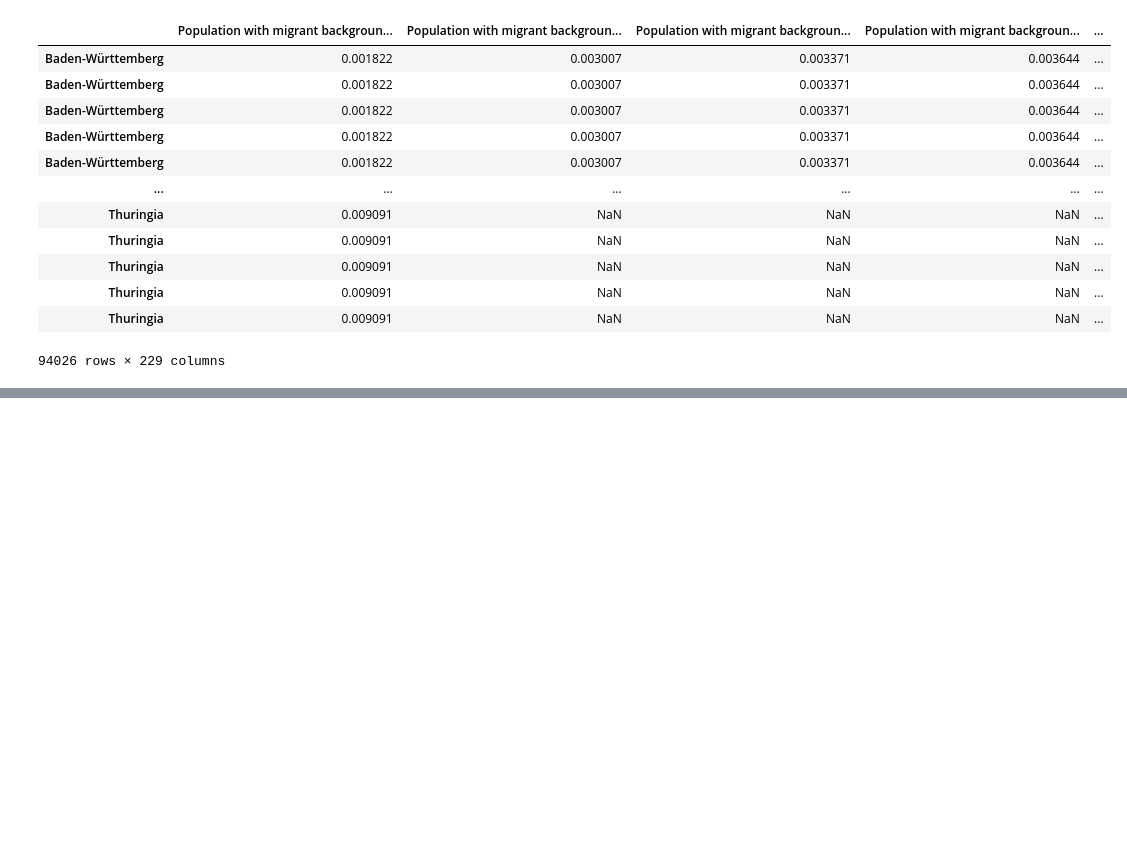
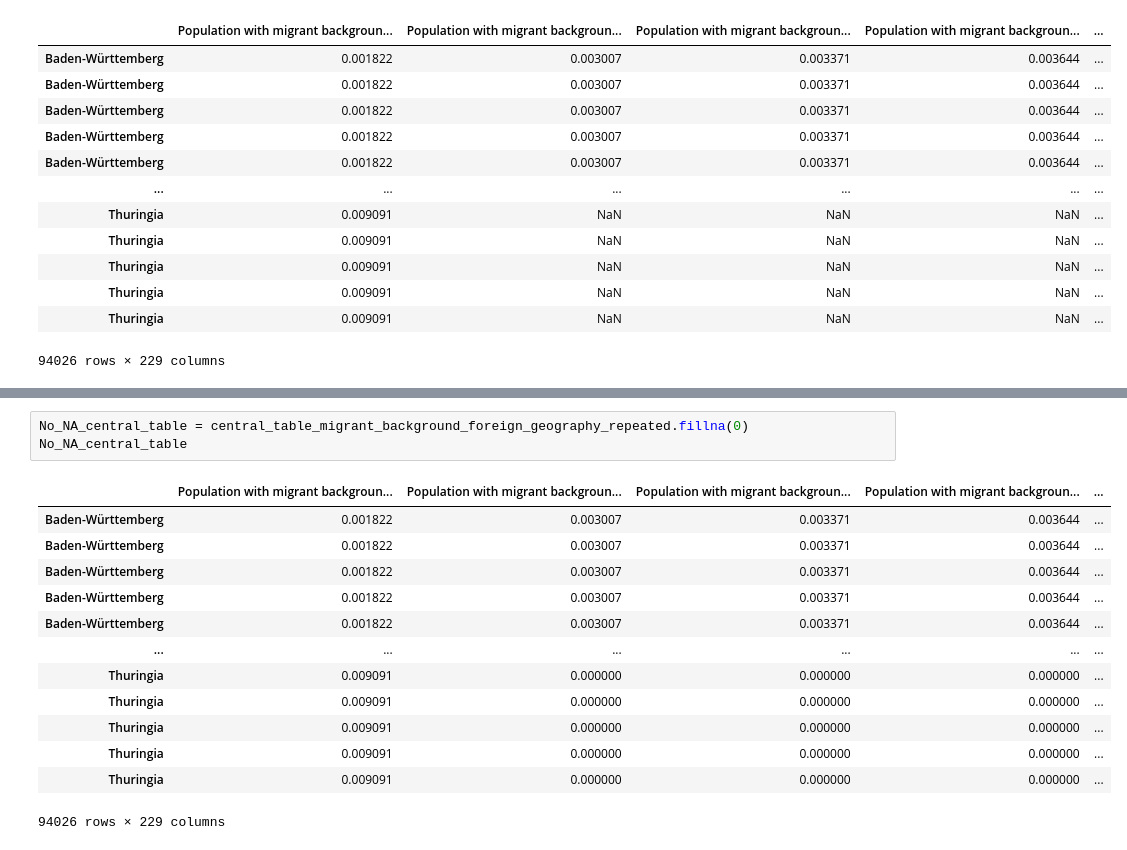
Before and after one commit to Alvaroguijarro97/ML_Group_Project, a Jupyter notebook: Dataframes_combined.ipynb, the cells around one changed output, grey strips where cells are left out. Saved outputs shown, nothing was run; the diff lists cells and outputs as text; blank space fills up the shorter version.

Commit message:
no NAs in central table

```diff
--- a/Dataframes_combined.ipynb
+++ b/Dataframes_combined.ipynb
@@ -406,0 +409,17 @@ files.download("central_table_migrant_background_foreign_geography_repeated.csv"
+# %%
+No_NA_central_table = central_table_migrant_background_foreign_geography_repeated.fillna(0)
+No_NA_central_table
+# %% [output]
+|  | Population with migrant backgroun... | Population with migrant backgroun... | Population with migrant backgroun... | Population with migrant backgroun... | ... |
+| Baden-Württemberg | 0.001822 | 0.003007 | 0.003371 | 0.003644 | ... |
+| Baden-Württemberg | 0.001822 | 0.003007 | 0.003371 | 0.003644 | ... |
+| Baden-Württemberg | 0.001822 | 0.003007 | 0.003371 | 0.003644 | ... |
+| Baden-Württemberg | 0.001822 | 0.003007 | 0.003371 | 0.003644 | ... |
+| Baden-Württemberg | 0.001822 | 0.003007 | 0.003371 | 0.003644 | ... |
+| ... | ... | ... | ... | ... | ... |
+| Thuringia | 0.009091 | 0.000000 | 0.000000 | 0.000000 | ... |
+| Thuringia | 0.009091 | 0.000000 | 0.000000 | 0.000000 | ... |
+| Thuringia | 0.009091 | 0.000000 | 0.000000 | 0.000000 | ... |
+| Thuringia | 0.009091 | 0.000000 | 0.000000 | 0.000000 | ... |
+| Thuringia | 0.009091 | 0.000000 | 0.000000 | 0.000000 | ... |
+94026 rows × 229 columns
```
Also changed, not shown: parts of 2 cells of this notebook.
